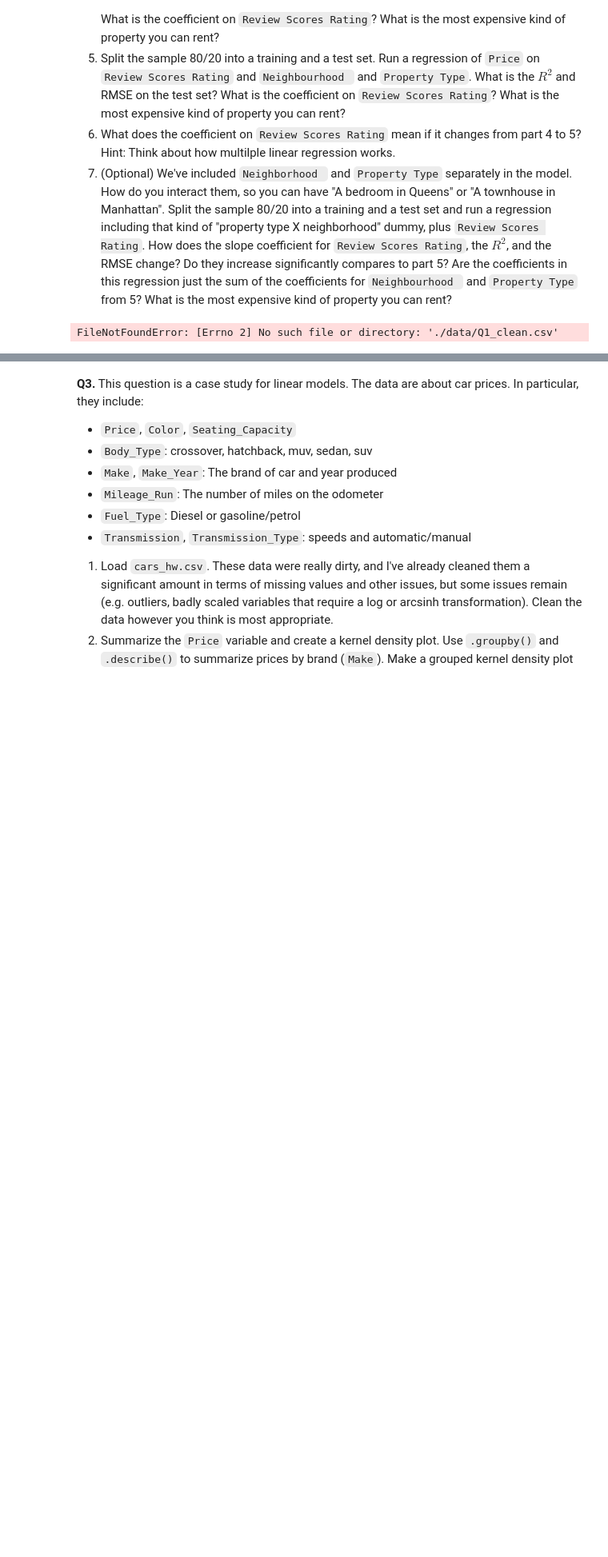
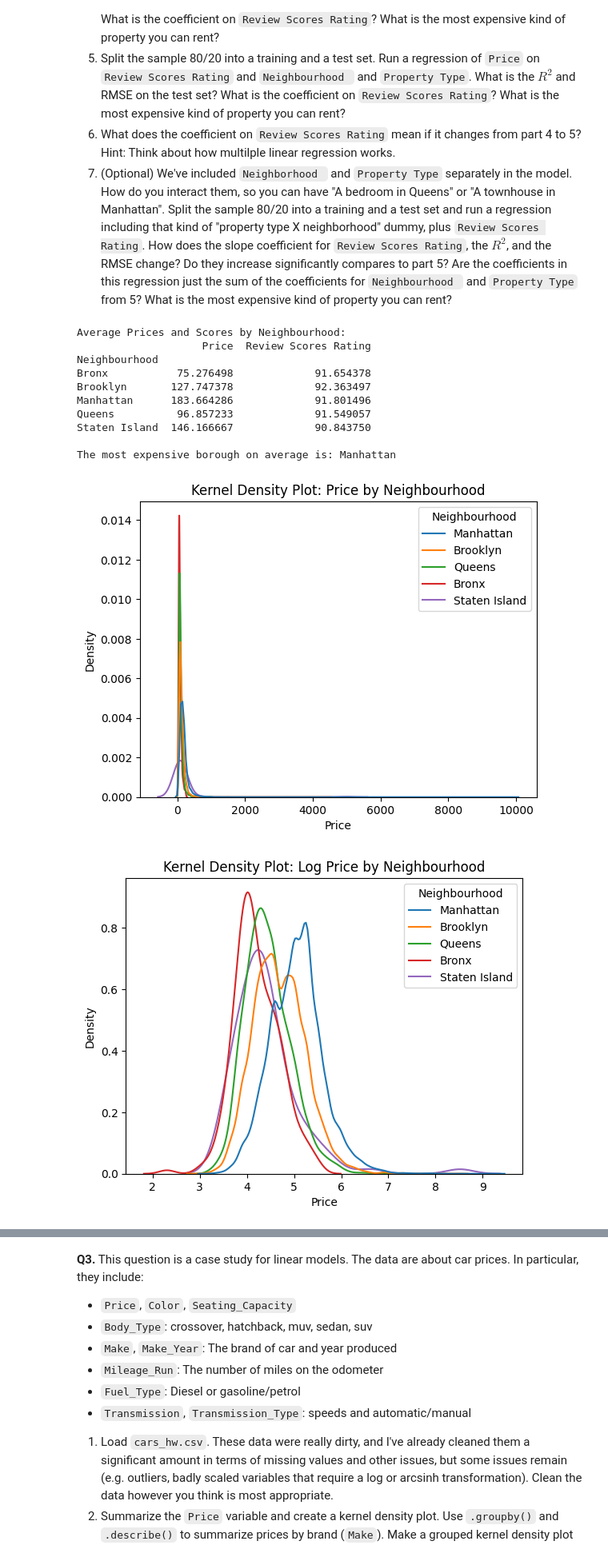
Before and after one commit to AhmedAhmed-2/linearModels, a Jupyter notebook: assignment/assignment.ipynb, the cells around one changed output, grey strips where cells are left out. Shown at 80% size. Cells and saved outputs as stored; diff of their text form; code cells hidden in the pictures; blank space fills up the shorter version.

```diff
--- a/assignment/assignment.ipynb
+++ b/assignment/assignment.ipynb
@@ -59,32 +42,93 @@ Coefficients directly represent the average outcome for each category.
 # %%
 import pandas as pd
 import numpy as np
 import seaborn as sns
 import matplotlib.pyplot as plt
 from sklearn.model_selection import train_test_split
 from sklearn.linear_model import LinearRegression
 from sklearn.metrics import mean_squared_error, r2_score
 
 # load the dataset
-data = pd.read_csv('./data/Q1_clean.csv')
+data = pd.read_csv('Q1_clean.csv')
 
 # rename columns for easier access
 data.rename(columns={'Neighbourhood ': 'Neighbourhood'}, inplace=True)
 
 # 1. compute average prices and scores by neighbourhood
 avg_prices_scores = data.groupby('Neighbourhood').agg({'Price': 'mean', 'Review Scores Rating': 'mean'})
 most_expensive_borough = avg_prices_scores['Price'].idxmax()
 print("Average Prices and Scores by Neighbourhood:")
 print(avg_prices_scores)
 print(f"\nThe most expensive borough on average is: {most_expensive_borough}")
 
 # Kernel density
 sns.kdeplot(data=data, x='Price', hue='Neighbourhood', common_norm=False)
 plt.title('Kernel Density Plot: Price by Neighbourhood')
 plt.show()
 
 sns.kdeplot(data=data, x=np.log(data['Price']), hue='Neighbourhood', common_norm=False)
 plt.title('Kernel Density Plot: Log Price by Neighbourhood')
 plt.show()
+
+# 2. regression of price on Neighbourhood (without intercept)
+dummies = pd.get_dummies(data['Neighbourhood'], drop_first=False)
+X_no_intercept = dummies
+y = data['Price']
+model_no_intercept = LinearRegression(fit_intercept=False).fit(X_no_intercept, y)
+coefficients_no_intercept = pd.Series(model_no_intercept.coef_, index=X_no_intercept.columns)
+print("\nCoefficients (No Intercept):")
+print(coefficients_no_intercept)
+
+# 3. Regression of price on Neighbourhood (with intercept)
+X_with_intercept = pd.get_dummies(data['Neighbourhood'], drop_first=True)
+model_with_intercept = LinearRegression(fit_intercept=True).fit(X_with_intercept, y)
+coefficients_with_intercept = pd.Series(model_with_intercept.coef_, index=X_with_intercept.columns)
+intercept = model_with_intercept.intercept_
+print("\nCoefficients (With Intercept):")
+print(coefficients_with_intercept)
+print(f"Intercept: {intercept}")
+
+# 4. Regression of Price on Review Scores Rating and Neighbourhood (80/20 split)
+X_full_1 = pd.concat([data[['Review Scores Rating']], pd.get_dummies(data['Neighbourhood'], drop_first=True)], axis=1)
+X_train_1, X_test_1, y_train_1, y_test_1 = train_test_split(X_full_1, y, test_size=0.2, random_state=42)
+model_full_1 = LinearRegression().fit(X_train_1, y_train_1)
+
+y_pred_1 = model_full_1.predict(X_test_1)
+r2_1 = r2_score(y_test_1, y_pred_1)
+rmse_1 = np.sqrt(mean_squared_error(y_test_1, y_pred_1))
+review_score_coeff_1 = model_full_1.coef_[0]
+most_expensive_property_type_1 = X_full_1.columns[np.argmax(model_full_1.coef_[1:])]
+print("\nRegression Results (Part 4):")
+print(f"R^2: {r2_1}, RMSE: {rmse_1}")
+print(f"Coefficient on Review Scores Rating: {review_score_coeff_1}")
+print(f"Most expensive neighbourhood: {most_expensive_property_type_1}")
+
+# 5. Regression of Price on Review Scores Rating, Neighbourhood, and Property Types (80/20 split)
+X_full_2 = pd.concat([data[['Review Scores Rating']],
+                      pd.get_dummies(data['Neighbourhood'], drop_first=True),
+                      pd.get_dummies(data['Property Type'], drop_first=True)], axis=1)
+X_train_2, X_test_2, y_train_2, y_test_2 = train_test_split(X_full_2, y, test_size=0.2, random_state=42)
+model_full_2 = LinearRegression().fit(X_train_2, y_train_2)
+
+y_pred_2 = model_full_2.predict(X_test_2)
+r2_2 = r2_score(y_test_2, y_pred_2)
+rmse_2 = np.sqrt(mean_squared_error(y_test_2, y_pred_2))
+review_score_coeff_2 = model_full_2.coef_[0]
+most_expensive_property_type_neighbourhood_combination = X_full_2.columns[np.argmax(model_full_2.coef_[1:])]
+print("\nRegression Results (Part 5):")
+print(f"R^2: {r2_2}, RMSE: {rmse_2}")
+print(f"Coefficient on Review Scores Rating: {review_score_coeff_2}")
+print(f"Most expensive property type and neighbourhood combination: {most_expensive_property_type_neighbourhood_combination}")
 # %% [output]
-FileNotFoundError: [Errno 2] No such file or directory: './data/Q1_clean.csv'
+Average Prices and Scores by Neighbourhood:
+                    Price  Review Scores Rating
+Neighbourhood
+Bronx           75.276498             91.654378
+Brooklyn       127.747378             92.363497
+Manhattan      183.664286             91.801496
+Queens          96.857233             91.549057
+Staten Island  146.166667             90.843750
+
+The most expensive borough on average is: Manhattan
+[figure, added]
+[figure, added]
```
Also changed, not shown: parts of 4 cells of this notebook.
